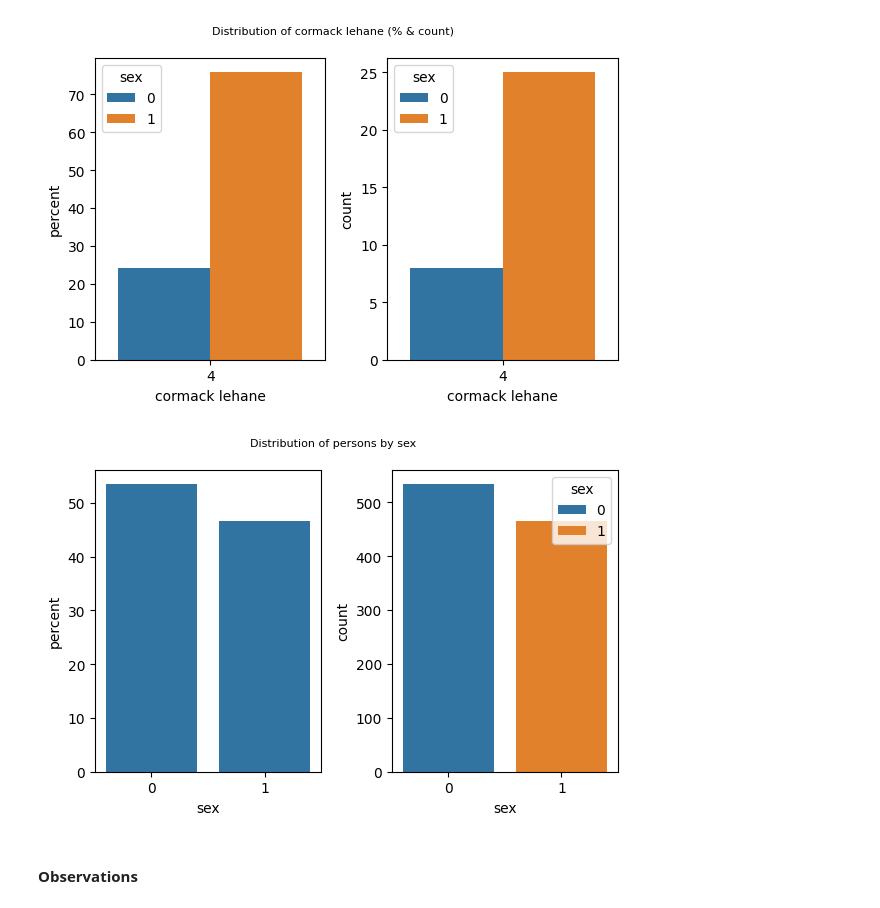
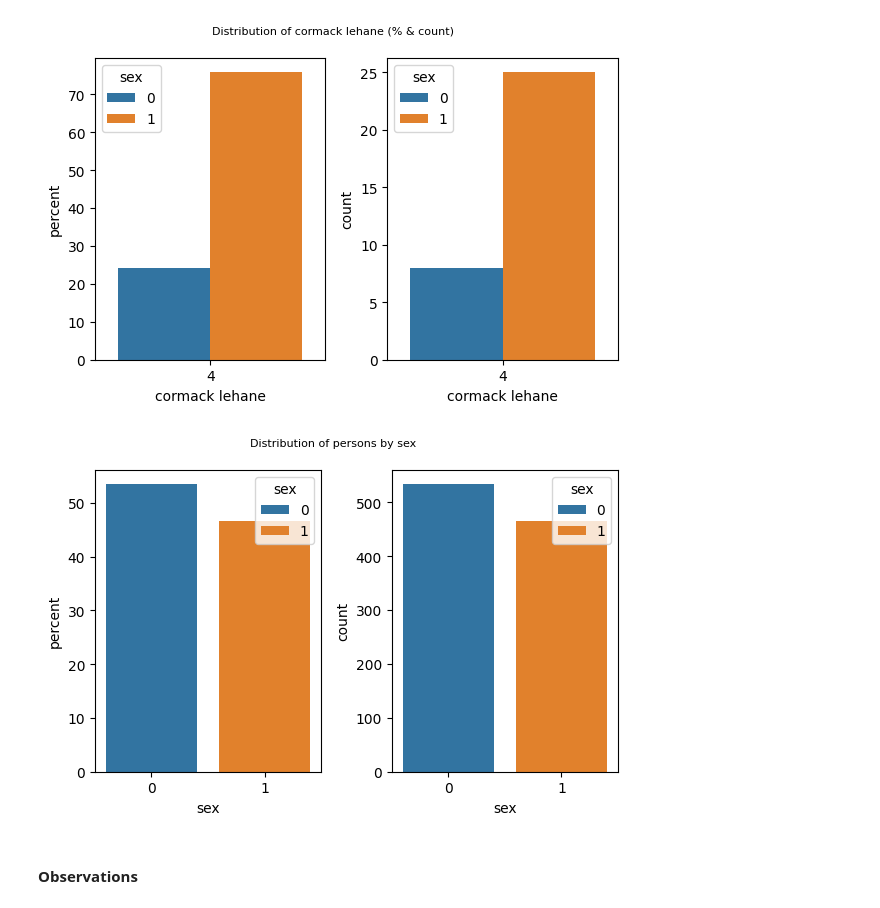
Before and after one commit to harnalashok/classification, a Jupyter notebook: airways.ipynb, the cells around one changed output. Drawn from its saved outputs; the diff is of its cells as text; code cells hidden in the pictures.

```diff
--- a/airways.ipynb
+++ b/airways.ipynb
@@ -411,14 +411,14 @@ _=plt.show()
 # %%
 # And here is the %sex distribution
 # Relatively we have less males and more females
 fig, axs = plt.subplots(1,2, figsize=(6, 4))
-_=sns.countplot(x='sex', data=df, stat='percent', ax = axs[0])
+_=sns.countplot(x='sex', data=df, stat='percent', hue = 'sex', ax = axs[0])
 _=sns.countplot(x='sex', data=df, hue = 'sex', ax = axs[1])
 _=plt.suptitle('Distribution of persons by sex', fontsize = 8)
 _=plt.tight_layout()
 _=plt.show()
 # %% [output]
-[figure, old version]
+[figure, new version]
 # %% [markdown]
 #### Observations
 # %% [markdown]
```
Also changed, not shown: parts of 1 cell of this notebook.
